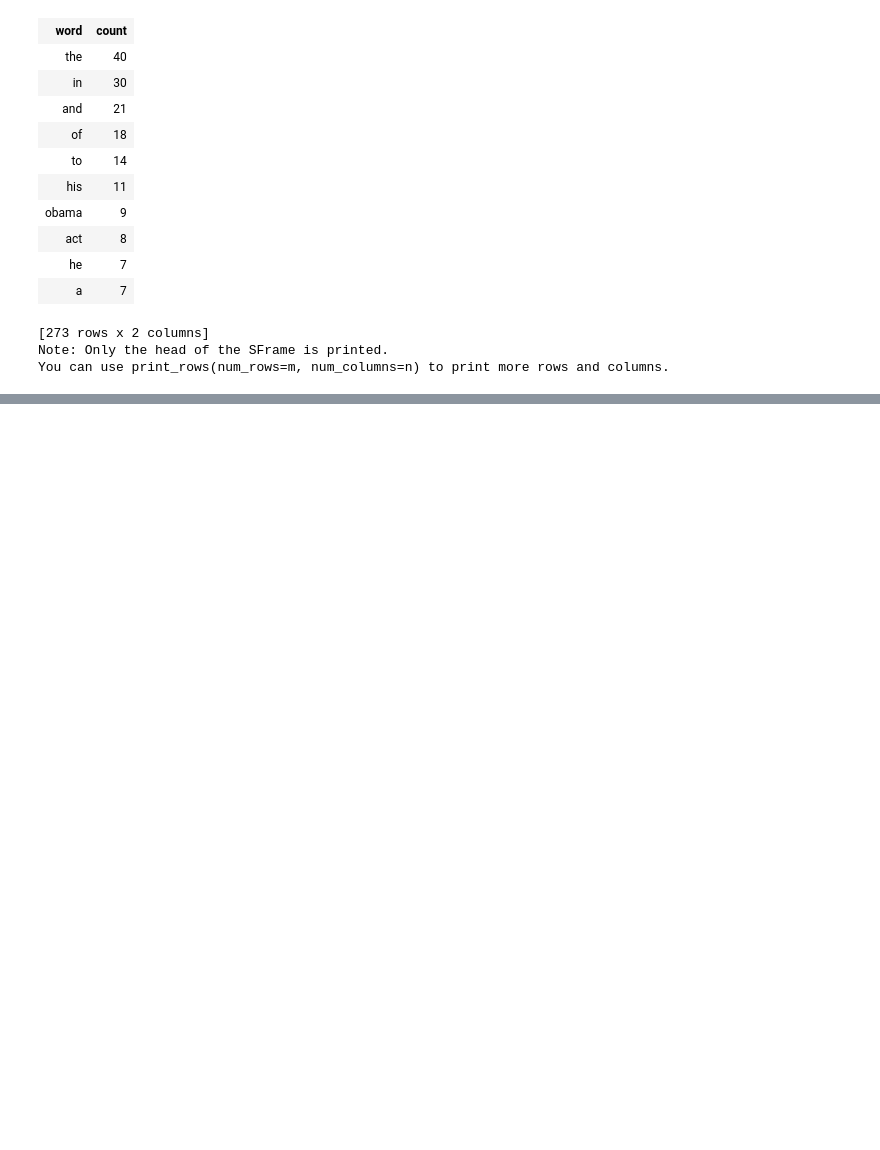
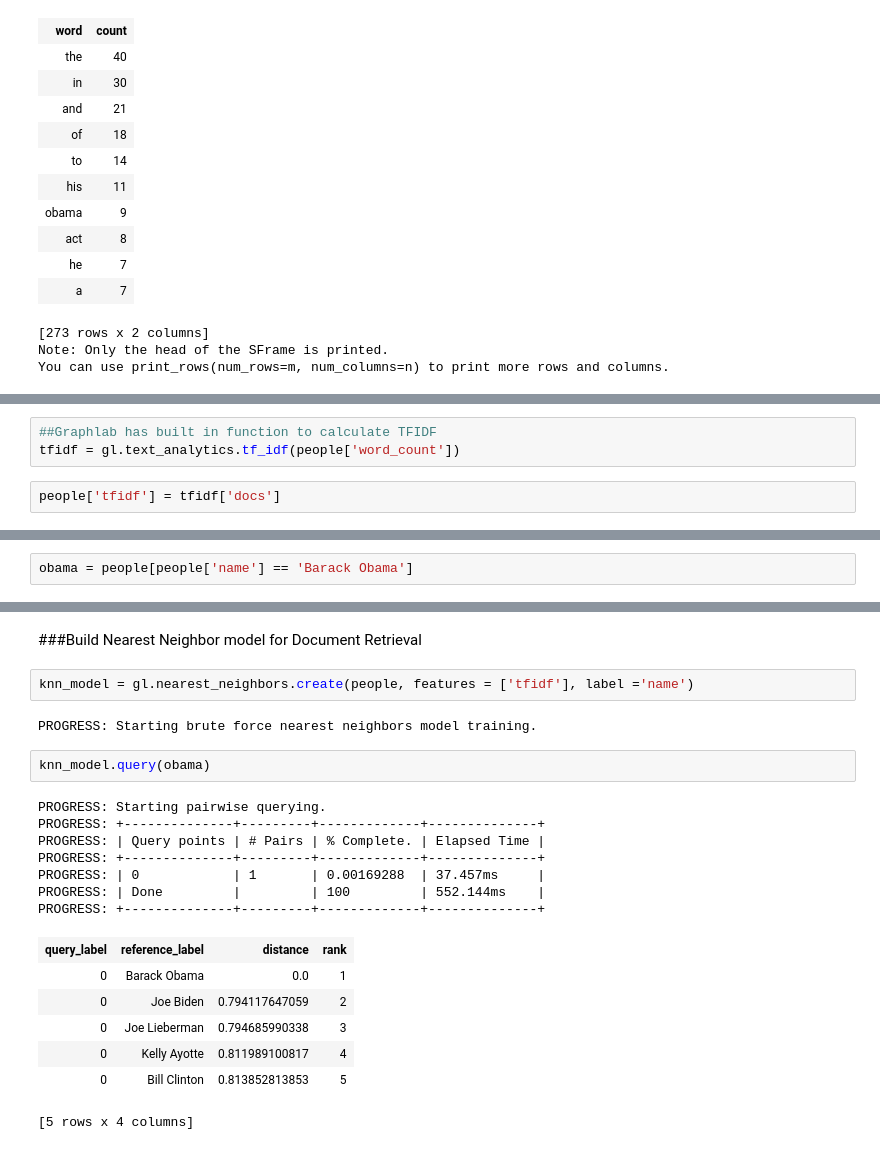
Before and after one commit to jgerardsimcock/Coursera_ML, a Jupyter notebook: machine_learning_foundations/Wiki Text Retrieval.ipynb, the cells around one changed output, grey strips where cells are left out. Drawn from its saved outputs; the diff is of its cells as text; blank space fills up the shorter version.

Commit message:
Start Assignment

```diff
--- a/machine_learning_foundations/Wiki Text Retrieval.ipynb
+++ b/machine_learning_foundations/Wiki Text Retrieval.ipynb
@@ -91,0 +111,5 @@ You can use print_rows(num_rows=m, num_columns=n) to print more rows and columns
+# %%
+##Graphlab has built in function to calculate TFIDF
+tfidf = gl.text_analytics.tf_idf(people['word_count'])
+# %%
+people['tfidf'] = tfidf['docs']
@@ -91,0 +118,2 @@ You can use print_rows(num_rows=m, num_columns=n) to print more rows and columns
+# %%
+obama = people[people['name'] == 'Barack Obama']
@@ -91,0 +172,23 @@ You can use print_rows(num_rows=m, num_columns=n) to print more rows and columns
+# %% [markdown]
+###Build Nearest Neighbor model for Document Retrieval
+# %%
+knn_model = gl.nearest_neighbors.create(people, features = ['tfidf'], label ='name')
+# %% [output]
+PROGRESS: Starting brute force nearest neighbors model training.
+# %%
+knn_model.query(obama)
+# %% [output]
+PROGRESS: Starting pairwise querying.
+PROGRESS: +--------------+---------+-------------+--------------+
+PROGRESS: | Query points | # Pairs | % Complete. | Elapsed Time |
+PROGRESS: +--------------+---------+-------------+--------------+
+PROGRESS: | 0            | 1       | 0.00169288  | 37.457ms     |
+PROGRESS: | Done         |         | 100         | 552.144ms    |
+PROGRESS: +--------------+---------+-------------+--------------+
+| query_label | reference_label | distance | rank |
+| 0 | Barack Obama | 0.0 | 1 |
+| 0 | Joe Biden | 0.794117647059 | 2 |
+| 0 | Joe Lieberman | 0.794685990338 | 3 |
+| 0 | Kelly Ayotte | 0.811989100817 | 4 |
+| 0 | Bill Clinton | 0.813852813853 | 5 |
+[5 rows x 4 columns]
```
Also changed, not shown: parts of 23 cells of this notebook.
